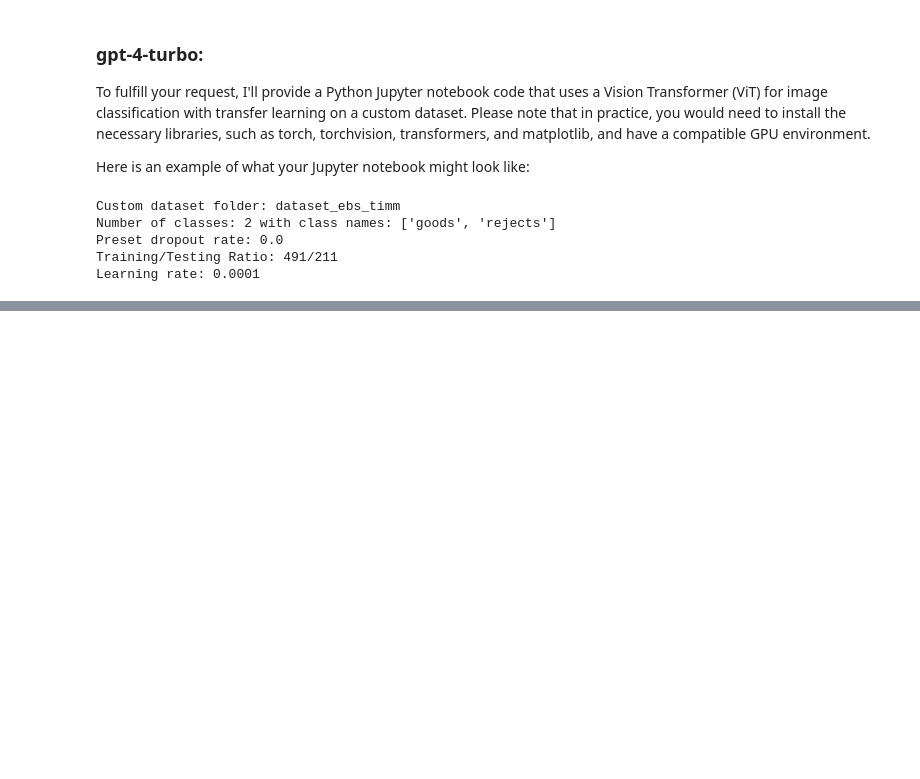
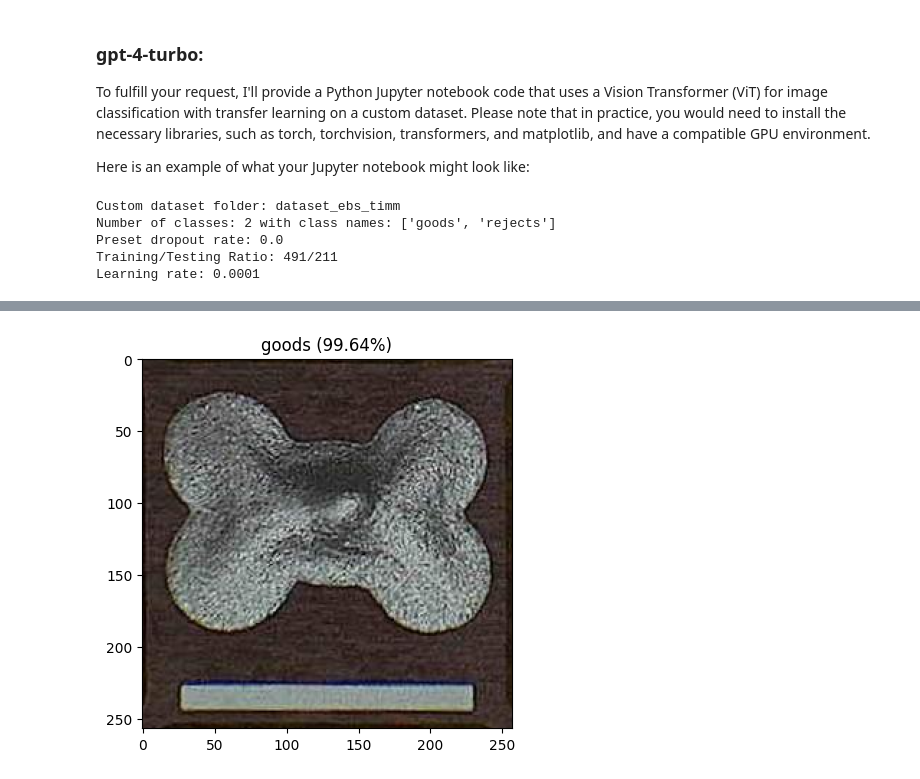
Before and after one commit to theerawatramchuen/classif_timm, a Jupyter notebook: vit_ebs_timm_gpt-4-turbo.ipynb, the cells around one changed output, grey strips where cells are left out. Drawn from its saved outputs; the diff is of its cells as text; code cells hidden in the pictures; blank space fills up the shorter version.

```diff
--- a/vit_ebs_timm_gpt-4-turbo.ipynb
+++ b/vit_ebs_timm_gpt-4-turbo.ipynb
@@ -178,0 +180,15 @@ Model saved to dataset_ebs_timm\model_20231220_105848.pth
+# %%
+# Predict Function
+def predict_image(image_path, model, device, transform, class_names):
+    image = Image.open(image_path).convert('RGB')
+    inputs = transform(image).unsqueeze(0).to(device)
+    model.eval()
+    with torch.no_grad():
+        outputs = model(inputs)
+        _, predicted = torch.max(outputs, 1)
+        confidence = torch.nn.functional.softmax(outputs, dim=1)[0] * 100
+    _, predicted_confidence = torch.max(confidence, 0)
+
+    plt.imshow(image)
+    plt.title(f"{class_names[predicted]} ({confidence[predicted].item():.2f}%)") #({confidence[predicted]:.2f}%)
+    plt.show()
@@ -178,0 +206,6 @@ Model saved to dataset_ebs_timm\model_20231220_105848.pth
+# %%
+# Predict a Specific Image
+image_path = "P2-034.jpg"
+predict_image(image_path, model, device, transform, class_names)
+# %% [output]
+[figure, added]
```
Also changed, not shown: parts of 6 cells of this notebook.
